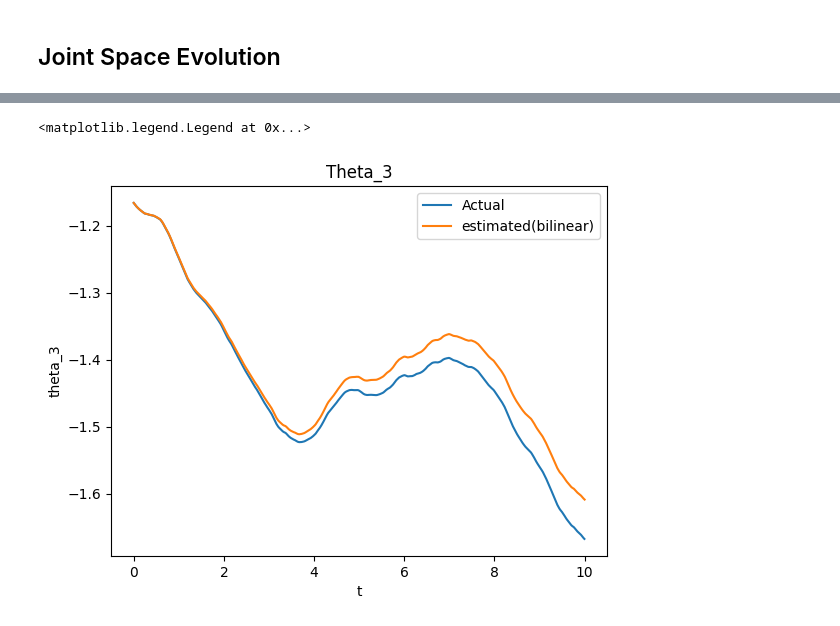
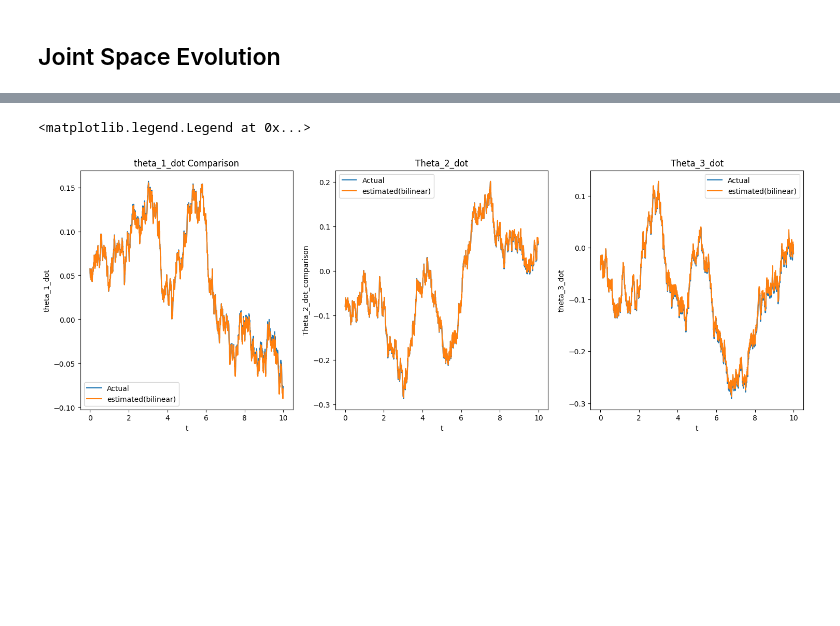
Before and after one commit to Rajpal9/Adaptive-koopman, a Jupyter notebook: Controllabilty_3r.ipynb, the cells around one changed output, grey strips where cells are left out. Drawn from its saved outputs; the diff is of its cells as text; code cells hidden in the pictures; blank space fills up the shorter version.

```diff
--- a/Controllabilty_3r.ipynb
+++ b/Controllabilty_3r.ipynb
@@ -279,13 +324,29 @@ plt.legend()
 # %%
+plt.figure(figsize=(18, 6))
+plt.subplot(1,3,1)
+plt.plot(T[:-1],x[:,3],label ='Actual')
+plt.plot(T,x_est[:,3],label = 'estimated(bilinear)')
+plt.xlabel('t')
+plt.ylabel('theta_1_dot')
+plt.title('theta_1_dot Comparison')
+plt.legend()
 
-plt.figure()
-plt.plot(T[:-1],x[:,2],label ='Actual')
-plt.plot(T,x_est[:,2],label = 'estimated(bilinear)')
-plt.title('Theta_3')
+plt.subplot(1,3,2)
+plt.plot(T[:-1],x[:,4],label ='Actual')
+plt.plot(T,x_est[:,4],label = 'estimated(bilinear)')
+plt.title('Theta_2_dot')
 plt.xlabel('t')
-plt.ylabel('theta_3')
+plt.ylabel('Theta_2_dot_comparison')
 plt.legend()
+
+plt.subplot(1,3,3)
+plt.plot(T[:-1],x[:,5],label ='Actual')
+plt.plot(T,x_est[:,5],label = 'estimated(bilinear)')
+plt.title('Theta_3_dot')
+plt.xlabel('t')
+plt.ylabel('theta_3_dot')
+plt.legend()
 # %% [output]
 <matplotlib.legend.Legend at 0x...>
-[figure, old version]
+[figure, new version]
 # %%
```
Also changed, not shown: parts of 35 cells of this notebook, 8 other files.
